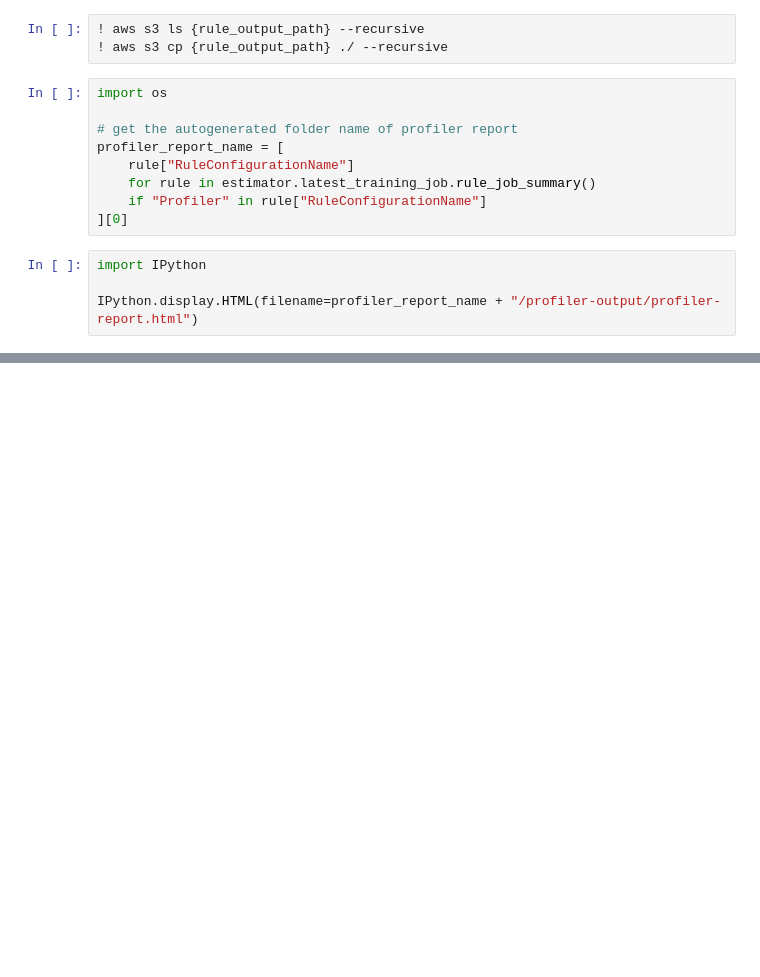
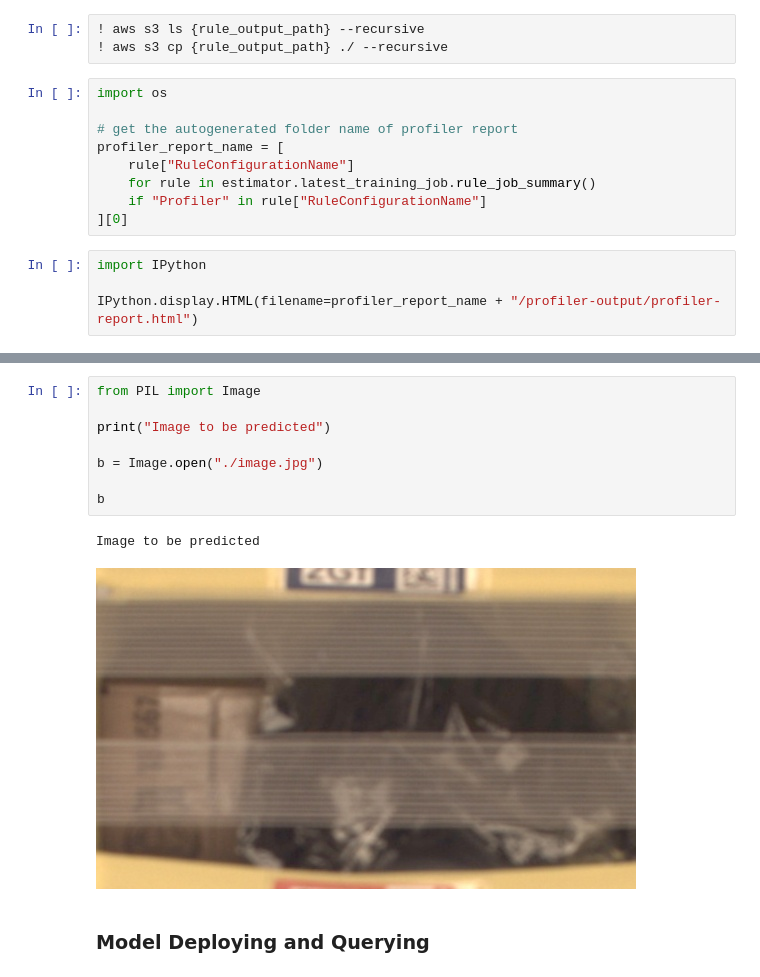
Before and after one commit to ZaafirRizwan/Inventory_Monitoring_at_Fullfillment_Centers_using_Sagemaker, a Jupyter notebook: sagemaker.ipynb, the cells around one changed output, grey strips where cells are left out. Drawn from its saved outputs; the diff is of its cells as text; blank space fills up the shorter version.

```diff
--- a/sagemaker.ipynb
+++ b/sagemaker.ipynb
@@ -470,0 +467,13 @@ IPython.display.HTML(filename=profiler_report_name + "/profiler-output/profiler-
+# %%
+from PIL import Image
+
+print("Image to be predicted")
+
+b = Image.open("./image.jpg")
+
+b
+# %% [output]
+Image to be predicted
+[figure, added]
+# %% [markdown]
+### Model Deploying and Querying
```
Also changed, not shown: parts of 20 cells of this notebook.
